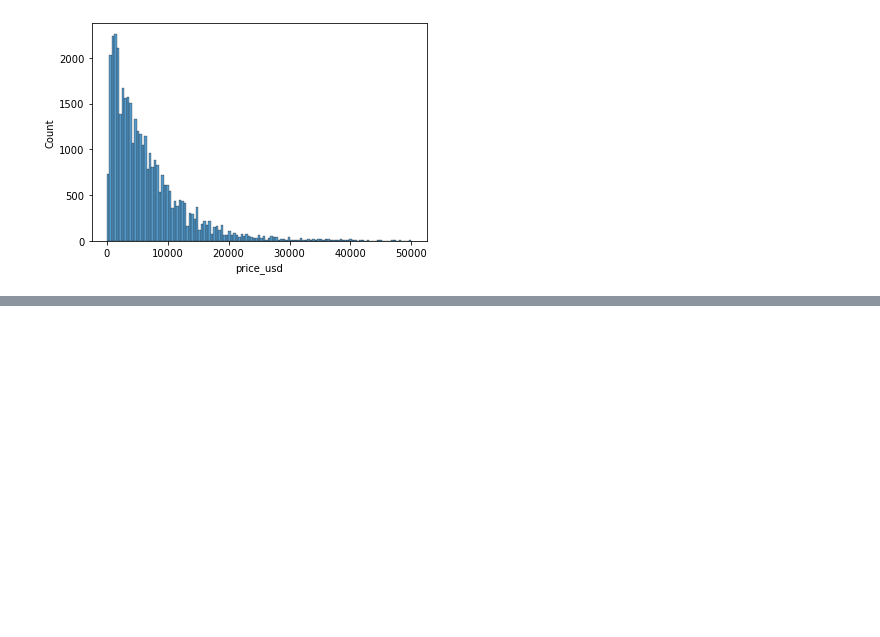
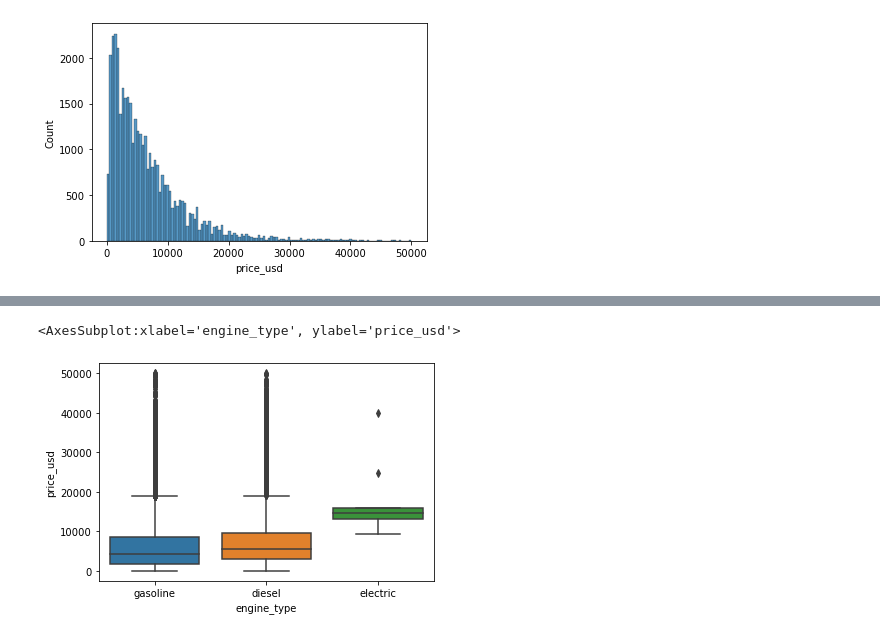
Before and after one commit to jhonjoya/statistics-platzi, a Jupyter notebook: [C10]_Medidas_de_dispersion.ipynb, the cells around one changed output, grey strips where cells are left out. Drawn from its saved outputs; the diff is of its cells as text; code cells hidden in the pictures; blank space fills up the shorter version.

```diff
--- a/[C10]_Medidas_de_dispersion.ipynb
+++ b/[C10]_Medidas_de_dispersion.ipynb
@@ -78,0 +84,5 @@ sns.histplot(df['price_usd'])
+# %%
+sns.boxplot(x='engine_type', y='price_usd', data=df)
+# %% [output]
+<AxesSubplot:xlabel='engine_type', ylabel='price_usd'>
+[figure, added]
```
Also changed, not shown: parts of 1 cell of this notebook, 3 other files.
